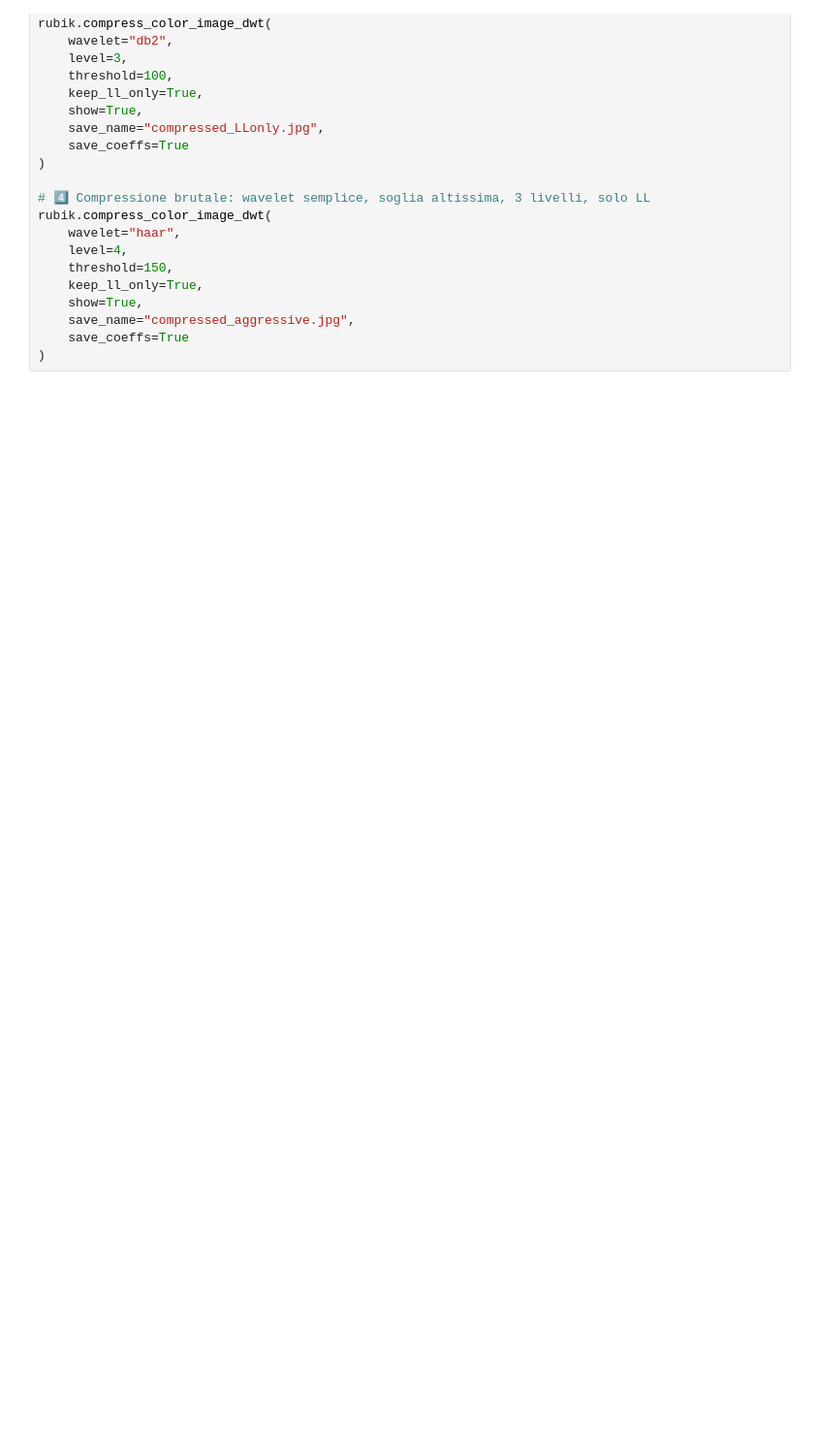
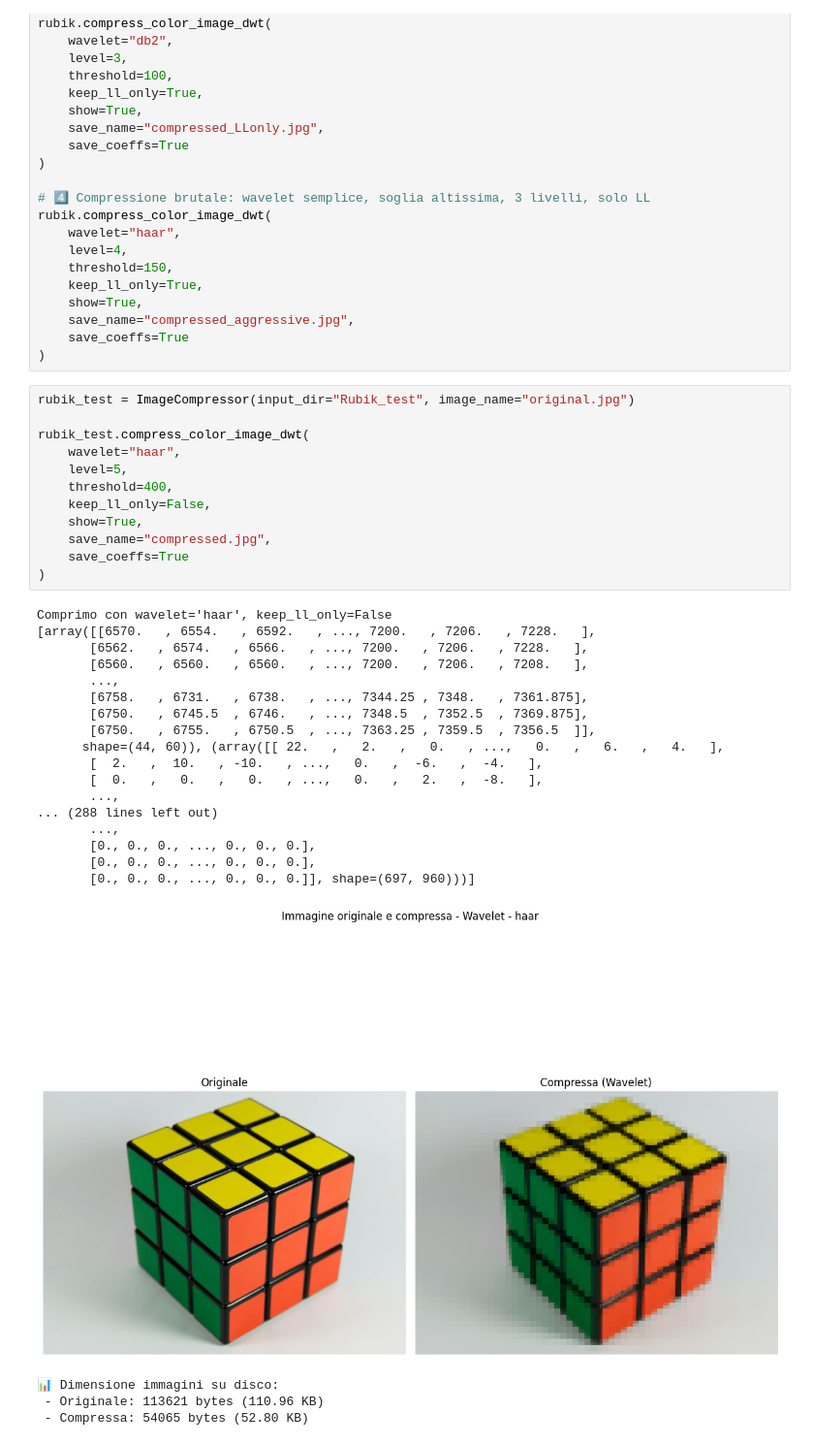
Before and after one commit to enrico-favale/Image-Compression, a Jupyter notebook: notebook.ipynb, the cells around one changed output. Shown at 97% size. Drawn from its saved outputs; the diff is of its cells as text; blank space fills up the shorter version.

```diff
--- a/notebook.ipynb
+++ b/notebook.ipynb
@@ -171,3 +171,37 @@ rubik.compress_color_image_dwt(
     save_name="compressed_aggressive.jpg",
     save_coeffs=True
 )
+# %%
+rubik_test = ImageCompressor(input_dir="Rubik_test", image_name="original.jpg")
+
+rubik_test.compress_color_image_dwt(
+    wavelet="haar",
+    level=5,
+    threshold=400,
+    keep_ll_only=False,
+    show=True,
+    save_name="compressed.jpg",
+    save_coeffs=True
+)
+# %% [output]
+Comprimo con wavelet='haar', keep_ll_only=False
+[array([[6570.   , 6554.   , 6592.   , ..., 7200.   , 7206.   , 7228.   ],
+       [6562.   , 6574.   , 6566.   , ..., 7200.   , 7206.   , 7228.   ],
+       [6560.   , 6560.   , 6560.   , ..., 7200.   , 7206.   , 7208.   ],
+       ...,
+       [6758.   , 6731.   , 6738.   , ..., 7344.25 , 7348.   , 7361.875],
+       [6750.   , 6745.5  , 6746.   , ..., 7348.5  , 7352.5  , 7369.875],
+       [6750.   , 6755.   , 6750.5  , ..., 7363.25 , 7359.5  , 7356.5  ]],
+      shape=(44, 60)), (array([[ 22.   ,   2.   ,   0.   , ...,   0.   ,   6.   ,   4.   ],
+       [  2.   ,  10.   , -10.   , ...,   0.   ,  -6.   ,  -4.   ],
+       [  0.   ,   0.   ,   0.   , ...,   0.   ,   2.   ,  -8.   ],
+       ...,
+... (288 lines left out)
+       ...,
+       [0., 0., 0., ..., 0., 0., 0.],
+       [0., 0., 0., ..., 0., 0., 0.],
+       [0., 0., 0., ..., 0., 0., 0.]], shape=(697, 960)))]
+[figure, added]
+📊 Dimensione immagini su disco:
+ - Originale: 113621 bytes (110.96 KB)
+ - Compressa: 54065 bytes (52.80 KB)
```
Also changed, not shown: parts of 1 cell of this notebook, 25 other files.
